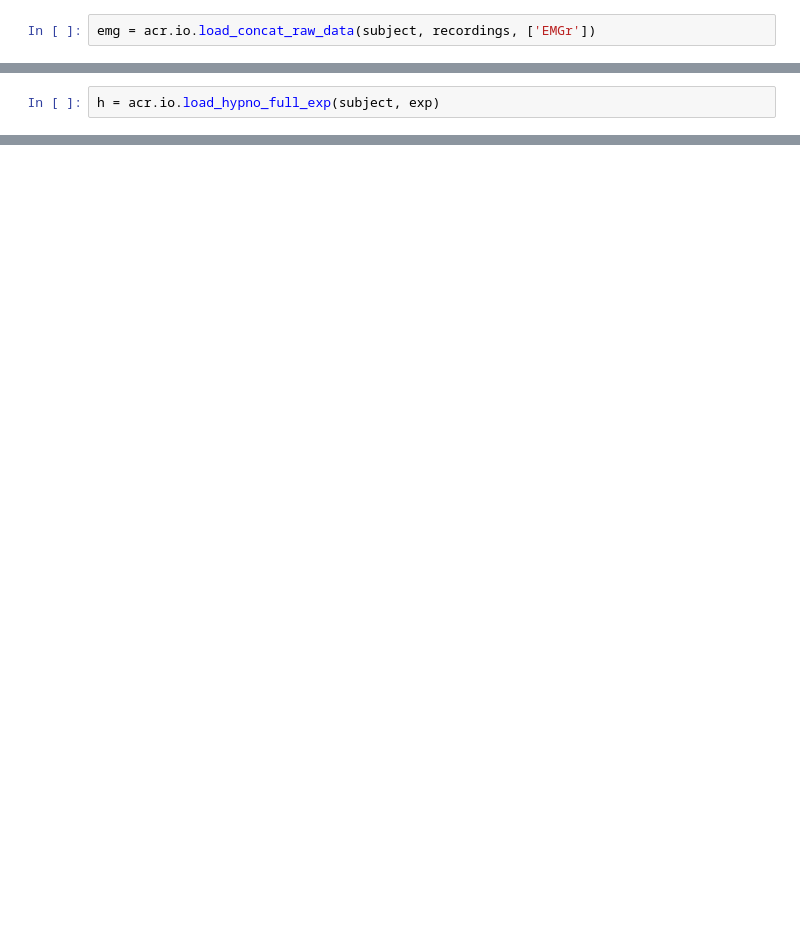
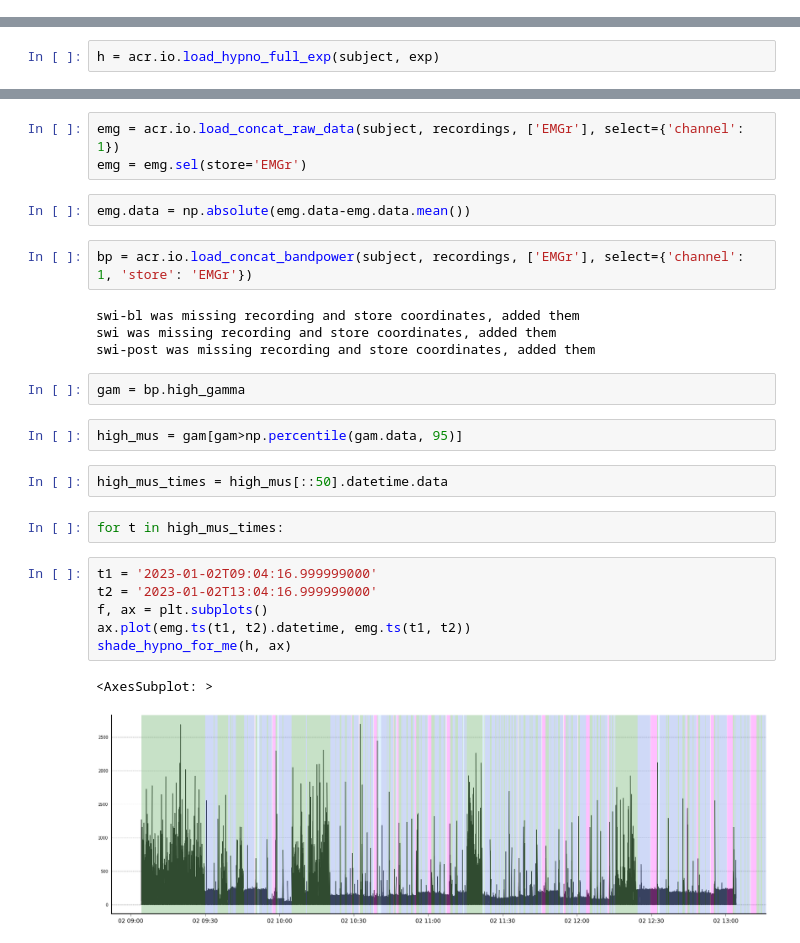
Before and after one commit to kortdriessen/acr, a Jupyter notebook: streamlit/unit_inspector_dev.ipynb, the cells around one changed output, grey strips where cells are left out. Cells and saved outputs as stored; diff of their text form; blank space fills up the shorter version.

```diff
--- a/streamlit/unit_inspector_dev.ipynb
+++ b/streamlit/unit_inspector_dev.ipynb
@@ -21,6 +21,4 @@ exp = 'swi'
 stores = ['NNXr', 'NNXo']
 sort_ids = [f'{exp}-{store}' for store in stores]
 recordings = acr.info_pipeline.get_exp_recs(subject, exp)
-# %%
-emg = acr.io.load_concat_raw_data(subject, recordings, ['EMGr'])
 # %%
@@ -44,0 +43,28 @@ MemoryError: std::bad_alloc: out_of_memory: CUDA error at: /home/kdriessen/minic
+# %%
+emg = acr.io.load_concat_raw_data(subject, recordings, ['EMGr'], select={'channel': 1})
+emg = emg.sel(store='EMGr')
+# %%
+emg.data = np.absolute(emg.data-emg.data.mean())
+# %%
+bp = acr.io.load_concat_bandpower(subject, recordings, ['EMGr'], select={'channel': 1, 'store': 'EMGr'})
+# %% [output]
+swi-bl was missing recording and store coordinates, added them
+swi was missing recording and store coordinates, added them
+swi-post was missing recording and store coordinates, added them
+# %%
+gam = bp.high_gamma
+# %%
+high_mus = gam[gam>np.percentile(gam.data, 95)]
+# %%
+high_mus_times = high_mus[::50].datetime.data
+# %%
+for t in high_mus_times:
+# %%
+t1 = '2023-01-02T09:04:16.999999000'
+t2 = '2023-01-02T13:04:16.999999000'
+f, ax = plt.subplots()
+ax.plot(emg.ts(t1, t2).datetime, emg.ts(t1, t2))
+shade_hypno_for_me(h, ax)
+# %% [output]
+<AxesSubplot: >
+[figure, added]
```
Also changed, not shown: parts of 6 cells of this notebook, 1 other file.
